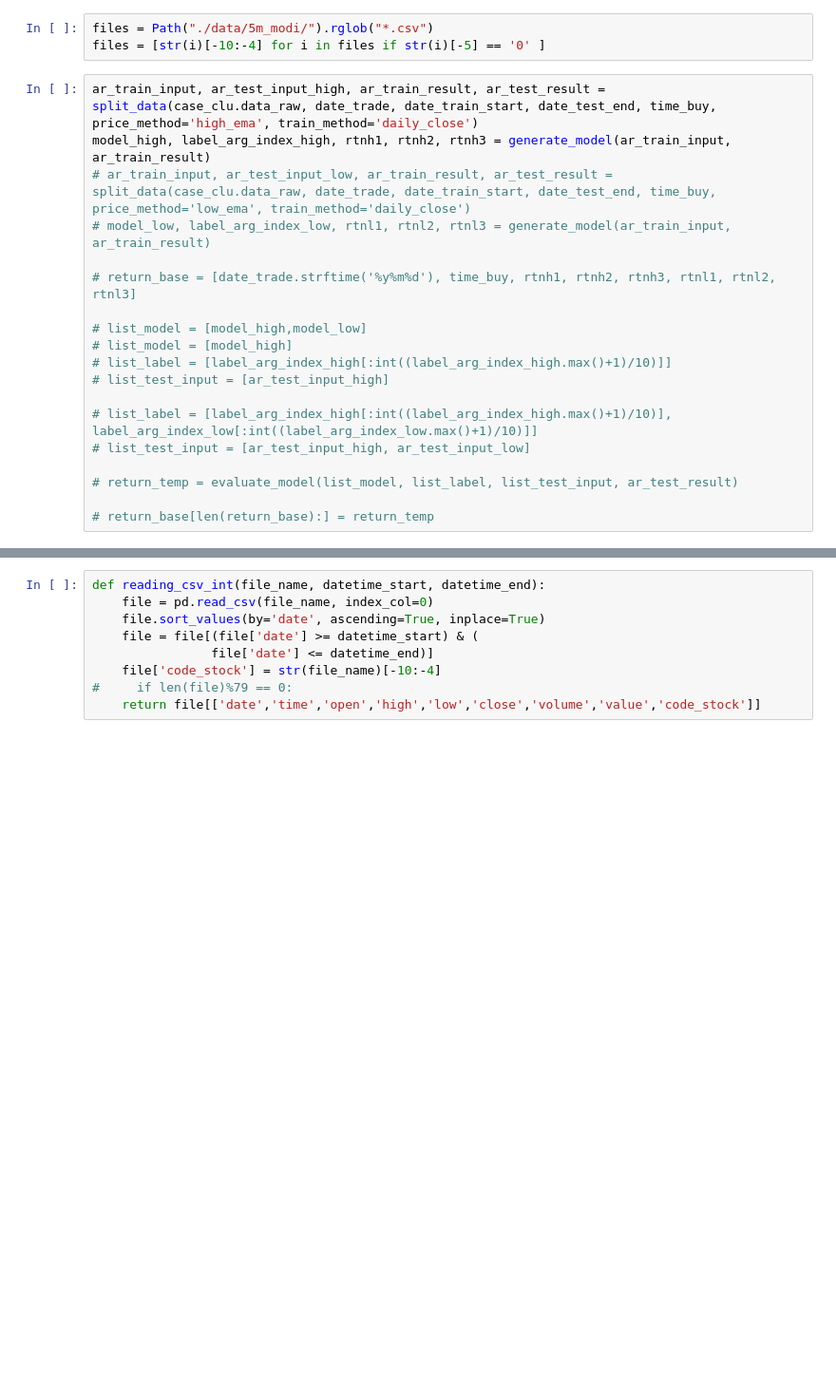
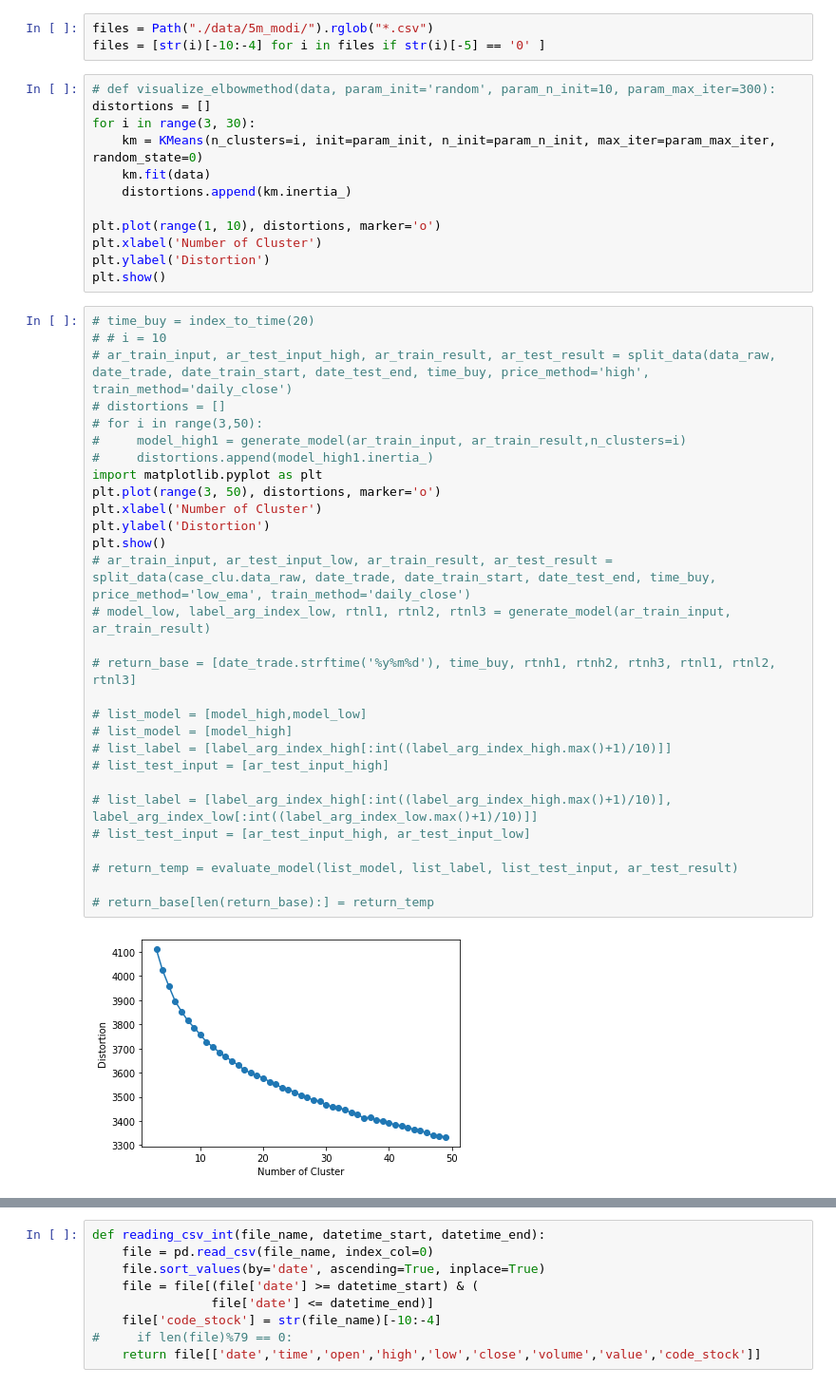
Before and after one commit to malkovich0/trading1, a Jupyter notebook: Backtest_Stock/pattern.ipynb, the cells around one changed output, grey strips where cells are left out. Shown: that part at 95% size. Cells and saved outputs as stored; diff of their text form; blank space fills up the shorter version.

```diff
--- a/Backtest_Stock/pattern.ipynb
+++ b/Backtest_Stock/pattern.ipynb
@@ -213,22 +346,46 @@ def time_to_index(time):
 # %%
 files = Path("./data/5m_modi/").rglob("*.csv")
 files = [str(i)[-10:-4] for i in files if str(i)[-5] == '0' ]
+# %%
+# def visualize_elbowmethod(data, param_init='random', param_n_init=10, param_max_iter=300):
+distortions = []
+for i in range(3, 30):
+    km = KMeans(n_clusters=i, init=param_init, n_init=param_n_init, max_iter=param_max_iter, random_state=0)
+    km.fit(data)
+    distortions.append(km.inertia_)
+
+plt.plot(range(1, 10), distortions, marker='o')
+plt.xlabel('Number of Cluster')
+plt.ylabel('Distortion')
+plt.show()
 # %%
-ar_train_input, ar_test_input_high, ar_train_result, ar_test_result = split_data(case_clu.data_raw, date_trade, date_train_start, date_test_end, time_buy, price_method='high_ema', train_method='daily_close')
-model_high, label_arg_index_high, rtnh1, rtnh2, rtnh3 = generate_model(ar_train_input, ar_train_result)
+# time_buy = index_to_time(20)
+# # i = 10
+# ar_train_input, ar_test_input_high, ar_train_result, ar_test_result = split_data(data_raw, date_trade, date_train_start, date_test_end, time_buy, price_method='high', train_method='daily_close')
+# distortions = []
+# for i in range(3,50):
+#     model_high1 = generate_model(ar_train_input, ar_train_result,n_clusters=i)
+#     distortions.append(model_high1.inertia_)
+import matplotlib.pyplot as plt
+plt.plot(range(3, 50), distortions, marker='o')
+plt.xlabel('Number of Cluster')
+plt.ylabel('Distortion')
+plt.show()
 # ar_train_input, ar_test_input_low, ar_train_result, ar_test_result = split_data(case_clu.data_raw, date_trade, date_train_start, date_test_end, time_buy, price_method='low_ema', train_method='daily_close')
 # model_low, label_arg_index_low, rtnl1, rtnl2, rtnl3 = generate_model(ar_train_input, ar_train_result)
 
 # return_base = [date_trade.strftime('%y%m%d'), time_buy, rtnh1, rtnh2, rtnh3, rtnl1, rtnl2, rtnl3]
 
 # list_model = [model_high,model_low]
 # list_model = [model_high]
 # list_label = [label_arg_index_high[:int((label_arg_index_high.max()+1)/10)]]
 # list_test_input = [ar_test_input_high]
 
 # list_label = [label_arg_index_high[:int((label_arg_index_high.max()+1)/10)], label_arg_index_low[:int((label_arg_index_low.max()+1)/10)]]
 # list_test_input = [ar_test_input_high, ar_test_input_low]
 
 # return_temp = evaluate_model(list_model, list_label, list_test_input, ar_test_result)
 
 # return_base[len(return_base):] = return_temp
+# %% [output]
+[figure, added]
```
Also changed, not shown: parts of 13 cells of this notebook, 2 other files.
